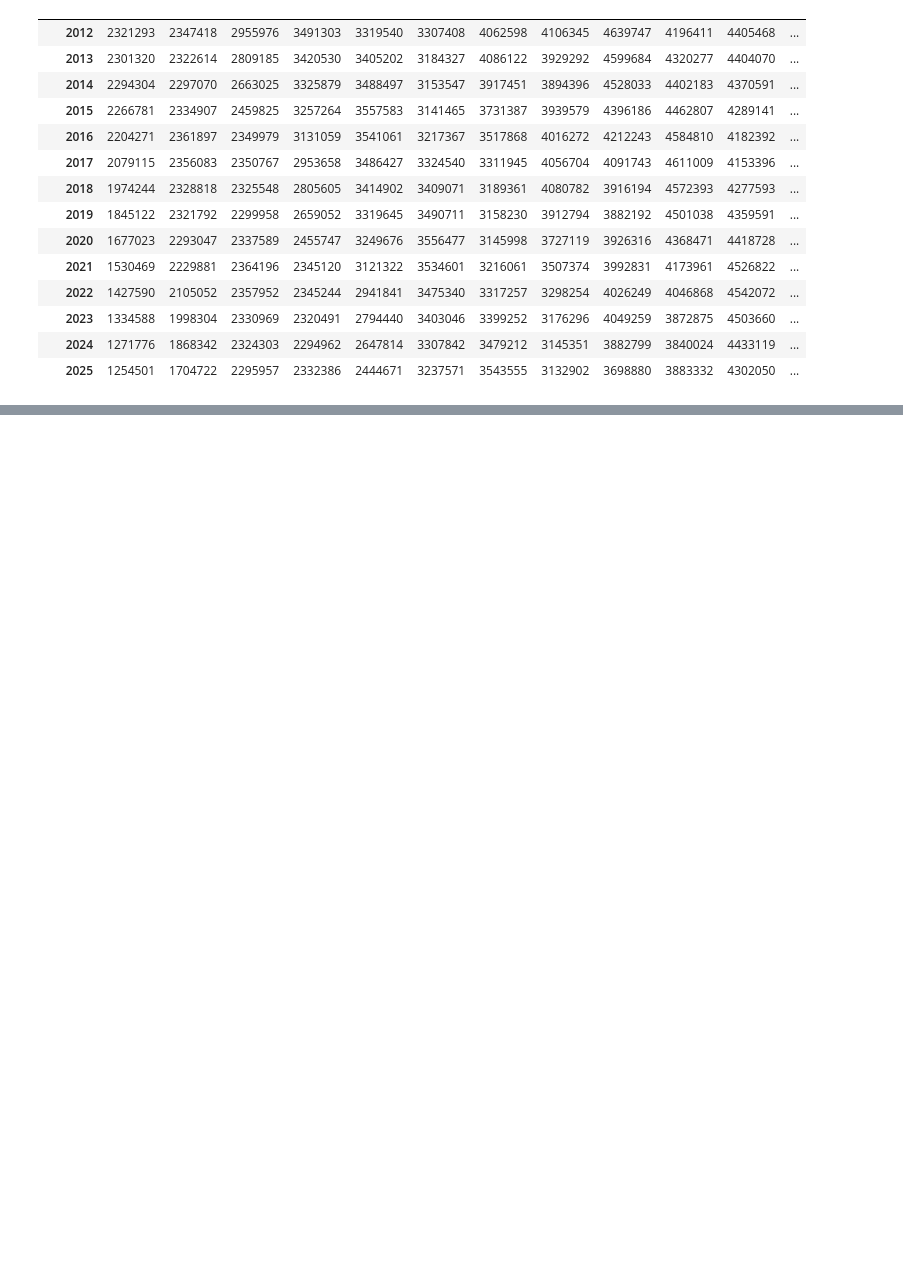
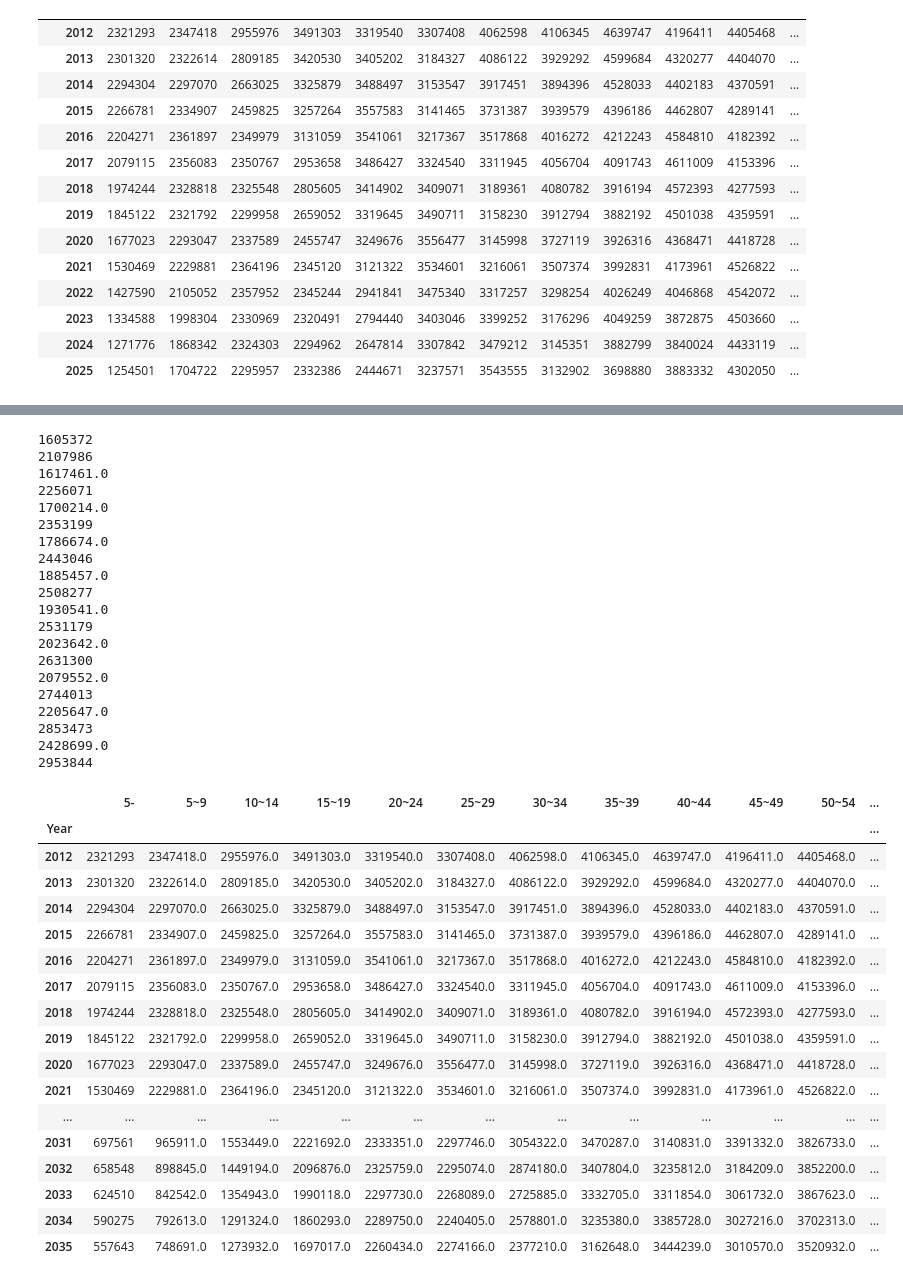
Before and after one commit to gigeon/bigData, a Jupyter notebook: bigDataPjt.ipynb, the cells around one changed output, grey strips where cells are left out. Drawn from its saved outputs; the diff is of its cells as text; code cells hidden in the pictures; blank space fills up the shorter version.

Commit message:
코호트 알고리즘 통한 인구구조 예측

```diff
--- a/bigDataPjt.ipynb
+++ b/bigDataPjt.ipynb
@@ -5,13 +5,13 @@ import matplotlib.pyplot as plt
 import numpy as np
 from sklearn.linear_model import LinearRegression
 
-pns_data = pd.read_csv('national_pension.csv')
+pns_data = pd.read_csv('dir/national_pension.csv')
 pns_data = pns_data.set_index(['Age_Group', 'Year'])
-res_data = pd.read_csv('recipients_national_pension.csv')
+res_data = pd.read_csv('dir/recipients_national_pension.csv')
 res_data = res_data.set_index(['Age_Group', 'Year'])
-yn_data = pd.read_csv('recipients_yn.csv')
+yn_data = pd.read_csv('dir/recipients_yn.csv')
 yn_data = yn_data.set_index('Year')
-per_data = pd.read_csv('korea_person.csv')
+per_data = pd.read_csv('dir/korea_person.csv')
 # per_data = per_data.set_index('Year')
 
 # pns_data
@@ -124,0 +177,70 @@ TypeError: 'int' object is not iterable
+# %%
+# 동적 생존률, 출생률을 통한 인구 구하기 (코호트 알고리즘)
+last_year = years.max()
+dynamic_per_data = per_YA_pivot
+
+for i, y in enumerate(range(last_year+1, last_year+11)):
+    row = {'Year': y}
+
+    # 출생
+    row['5-'] = round(dynamic_per_data.loc[y-1][4:9].sum() * pred_br[i])
+
+    # 생존
+    for j in range(1, len(age_order) - 1):
+        now_age = age_order[j]
+        past_age = age_order[j-1]
+
+        rate = pred_sr.loc[i, f'Sur_{j-1}']
+        past_cnt = dynamic_per_data.loc[y-5, past_age]
+
+        row[age_order[j]] = past_cnt * rate
+
+    # 고령층
+    old_1 = dynamic_per_data.loc[y-5, age_order[-2]]
+    old_2 = dynamic_per_data.loc[y-5, age_order[-1]]
+    rate_last = pred_sr.loc[i, 'Sur_last']
+    row['80+'] = round((old_1 + old_2) * rate_last)
+
+    new_row_df = pd.DataFrame([row]).set_index('Year')
+    dynamic_per_data = round(pd.concat([dynamic_per_data, new_row_df]))
+
+dynamic_per_data
+# %% [output]
+1605372
+2107986
+1617461.0
+2256071
+1700214.0
+2353199
+1786674.0
+2443046
+1885457.0
+2508277
+1930541.0
+2531179
+2023642.0
+2631300
+2079552.0
+2744013
+2205647.0
+2853473
+2428699.0
+2953844
+|  | 5- | 5~9 | 10~14 | 15~19 | 20~24 | 25~29 | 30~34 | 35~39 | 40~44 | 45~49 | 50~54 | ... |
+| Year |  |  |  |  |  |  |  |  |  |  |  | ... |
+| 2012 | 2321293 | 2347418.0 | 2955976.0 | 3491303.0 | 3319540.0 | 3307408.0 | 4062598.0 | 4106345.0 | 4639747.0 | 4196411.0 | 4405468.0 | ... |
+| 2013 | 2301320 | 2322614.0 | 2809185.0 | 3420530.0 | 3405202.0 | 3184327.0 | 4086122.0 | 3929292.0 | 4599684.0 | 4320277.0 | 4404070.0 | ... |
+| 2014 | 2294304 | 2297070.0 | 2663025.0 | 3325879.0 | 3488497.0 | 3153547.0 | 3917451.0 | 3894396.0 | 4528033.0 | 4402183.0 | 4370591.0 | ... |
+| 2015 | 2266781 | 2334907.0 | 2459825.0 | 3257264.0 | 3557583.0 | 3141465.0 | 3731387.0 | 3939579.0 | 4396186.0 | 4462807.0 | 4289141.0 | ... |
+| 2016 | 2204271 | 2361897.0 | 2349979.0 | 3131059.0 | 3541061.0 | 3217367.0 | 3517868.0 | 4016272.0 | 4212243.0 | 4584810.0 | 4182392.0 | ... |
+| 2017 | 2079115 | 2356083.0 | 2350767.0 | 2953658.0 | 3486427.0 | 3324540.0 | 3311945.0 | 4056704.0 | 4091743.0 | 4611009.0 | 4153396.0 | ... |
+| 2018 | 1974244 | 2328818.0 | 2325548.0 | 2805605.0 | 3414902.0 | 3409071.0 | 3189361.0 | 4080782.0 | 3916194.0 | 4572393.0 | 4277593.0 | ... |
+| 2019 | 1845122 | 2321792.0 | 2299958.0 | 2659052.0 | 3319645.0 | 3490711.0 | 3158230.0 | 3912794.0 | 3882192.0 | 4501038.0 | 4359591.0 | ... |
+| 2020 | 1677023 | 2293047.0 | 2337589.0 | 2455747.0 | 3249676.0 | 3556477.0 | 3145998.0 | 3727119.0 | 3926316.0 | 4368471.0 | 4418728.0 | ... |
+| 2021 | 1530469 | 2229881.0 | 2364196.0 | 2345120.0 | 3121322.0 | 3534601.0 | 3216061.0 | 3507374.0 | 3992831.0 | 4173961.0 | 4526822.0 | ... |
+| ... | ... | ... | ... | ... | ... | ... | ... | ... | ... | ... | ... | ... |
+| 2031 | 697561 | 965911.0 | 1553449.0 | 2221692.0 | 2333351.0 | 2297746.0 | 3054322.0 | 3470287.0 | 3140831.0 | 3391332.0 | 3826733.0 | ... |
+| 2032 | 658548 | 898845.0 | 1449194.0 | 2096876.0 | 2325759.0 | 2295074.0 | 2874180.0 | 3407804.0 | 3235812.0 | 3184209.0 | 3852200.0 | ... |
+| 2033 | 624510 | 842542.0 | 1354943.0 | 1990118.0 | 2297730.0 | 2268089.0 | 2725885.0 | 3332705.0 | 3311854.0 | 3061732.0 | 3867623.0 | ... |
+| 2034 | 590275 | 792613.0 | 1291324.0 | 1860293.0 | 2289750.0 | 2240405.0 | 2578801.0 | 3235380.0 | 3385728.0 | 3027216.0 | 3702313.0 | ... |
+| 2035 | 557643 | 748691.0 | 1273932.0 | 1697017.0 | 2260434.0 | 2274166.0 | 2377210.0 | 3162648.0 | 3444239.0 | 3010570.0 | 3520932.0 | ... |
```
Also changed, not shown: parts of 5 cells of this notebook, 7 other files.
